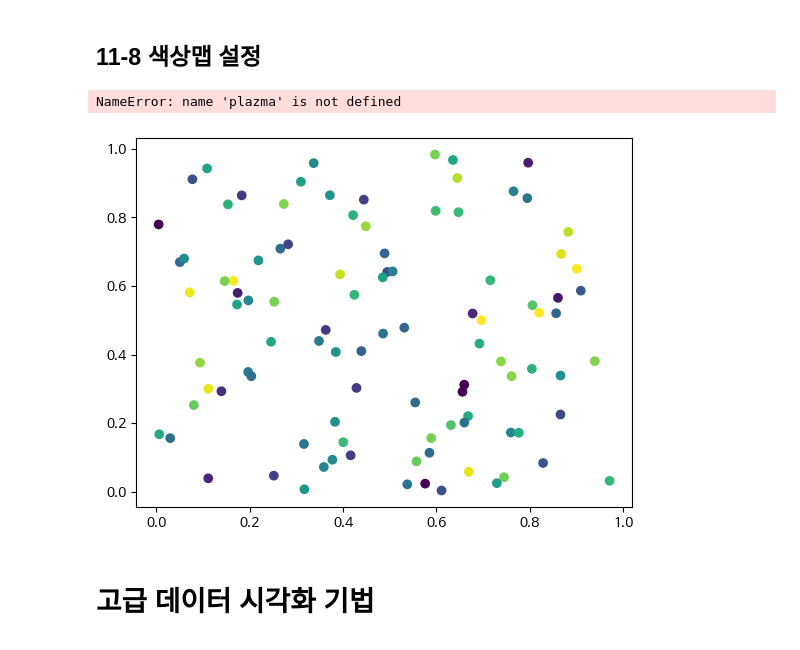
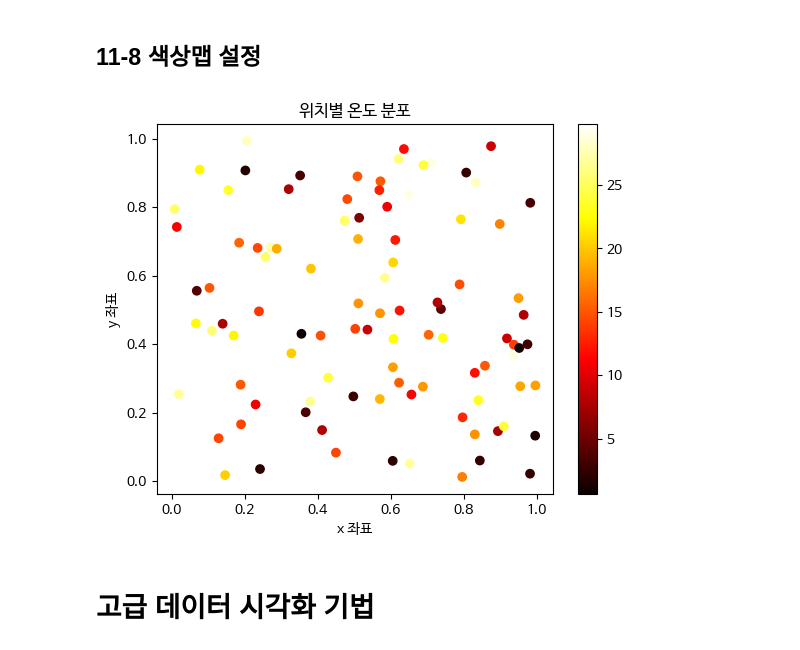
Before and after one commit to LDoHun/Data-Analysis-with-Open-Source, a Jupyter notebook: 오픈소스_데이터_분석_11강.ipynb, the cells around one changed output. Saved outputs shown, nothing was run; the diff lists cells and outputs as text; code cells hidden in the pictures.

```diff
--- a/오픈소스_데이터_분석_11강.ipynb
+++ b/오픈소스_데이터_분석_11강.ipynb
@@ -197,24 +197,23 @@ SyntaxError: positional argument follows keyword argument (1789814084.py, line 1
 # %%
 import matplotlib.pyplot as plt
 import numpy as np
 
 ## 데이터 생성
 x = np.random.rand(100)
 y = np.random.rand(100)
 temperature = np.random.rand(100) * 30
 
 ## 산점도 그리기
 # cmap 설정
-plt.scatter(x, y, c=temperature)
+plt.scatter(x, y, c=temperature, cmap='hot')
 # 컬러 바 추가
 plt.colorbar()
 plt.title("위치별 온도 분포")
 plt.xlabel("x 좌표")
 plt.ylabel("y 좌표")
 plt.show()
 # %% [output]
-NameError: name 'plazma' is not defined
-[figure, old version]
+[figure, new version]
 # %% [markdown]
 # 고급 데이터 시각화 기법
 # %% [markdown]
```
Also changed, not shown: parts of 4 cells of this notebook.
